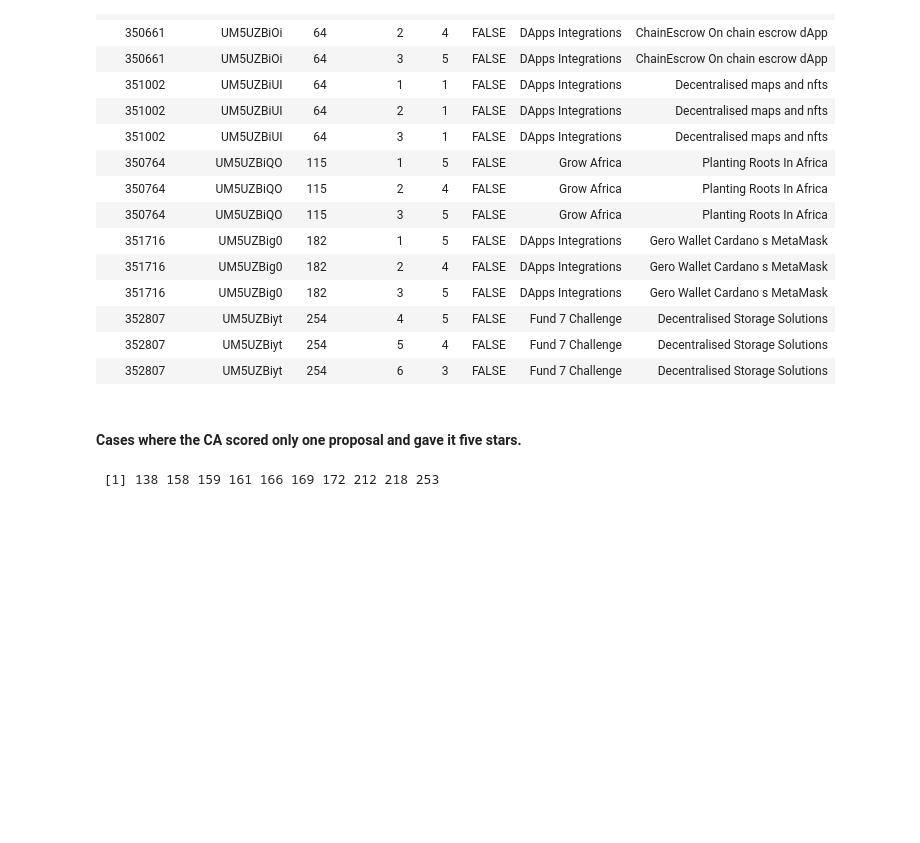
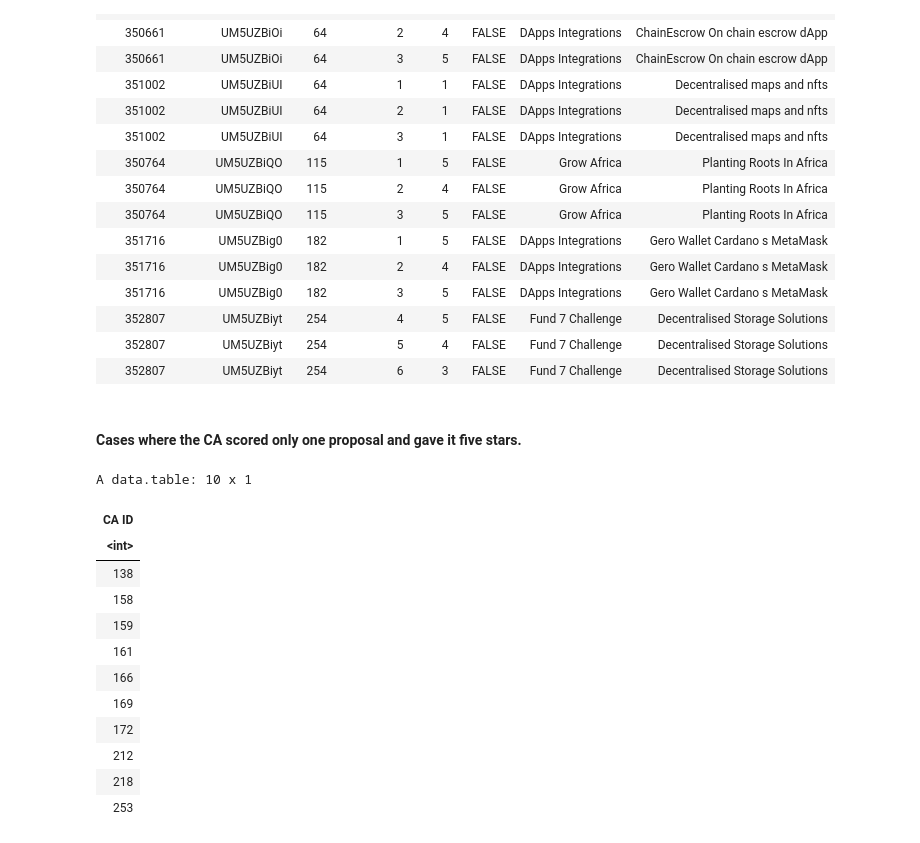
Before and after one commit to bwbush/catalyst-assessment-analyses, a Jupyter notebook: f5-exploratory-analysis.ipynb, the cells around one changed output. Saved outputs shown, nothing was run; the diff lists cells and outputs as text; code cells hidden in the pictures; blank space fills up the shorter version.

```diff
--- a/f5-exploratory-analysis.ipynb
+++ b/f5-exploratory-analysis.ipynb
@@ -116,7 +133,7 @@ f5.five_stars_only_one
 #### How they scored other proposals.
 # %%
 f5.score_by_ca <- merge(
-    f5.assessments_by_ca[`CA ID` %in% f5.five_stars_only_one, .(`CA ID`, `Number of Challenges`)],
+    f5.assessments_by_ca[`CA ID` %in% f5.five_stars_only_one[, `CA ID`], .(`CA ID`, `Number of Challenges`)],
     dcast(f5[, .N, by = .(`CA ID`, `Score`)], `CA ID` ~ `Score`, value.var = "N", fill = 0),
     by = "CA ID"
 )
@@ -168,6 +185,18 @@ A data.table: 15 x 8
 # %% [markdown]
 #### Cases where the CA scored only one proposal and gave it five stars.
 # %%
-f5.score_by_ca[`Score 1` + `Score 2` + `Score 3` + `Score 4` == 0, `CA ID`]
+f5.score_by_ca[`Score 1` + `Score 2` + `Score 3` + `Score 4` == 0, .(`CA ID`)]
 # %% [output]
- [1] 138 158 159 161 166 169 172 212 218 253
+A data.table: 10 x 1
+| CA ID |
+| <int> |
+| 138 |
+| 158 |
+| 159 |
+| 161 |
+| 166 |
+| 169 |
+| 172 |
+| 212 |
+| 218 |
+| 253 |
```
Also changed, not shown: parts of 1 cell of this notebook.
